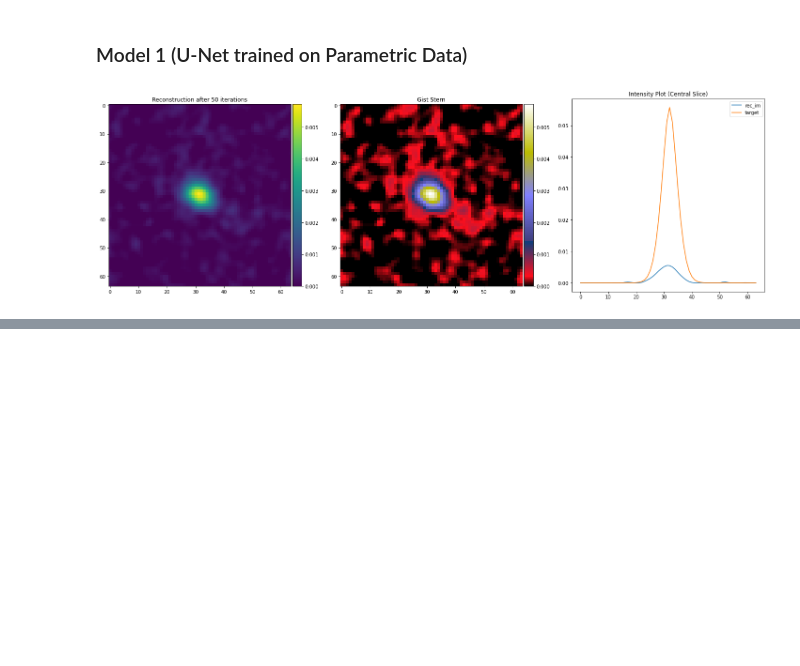
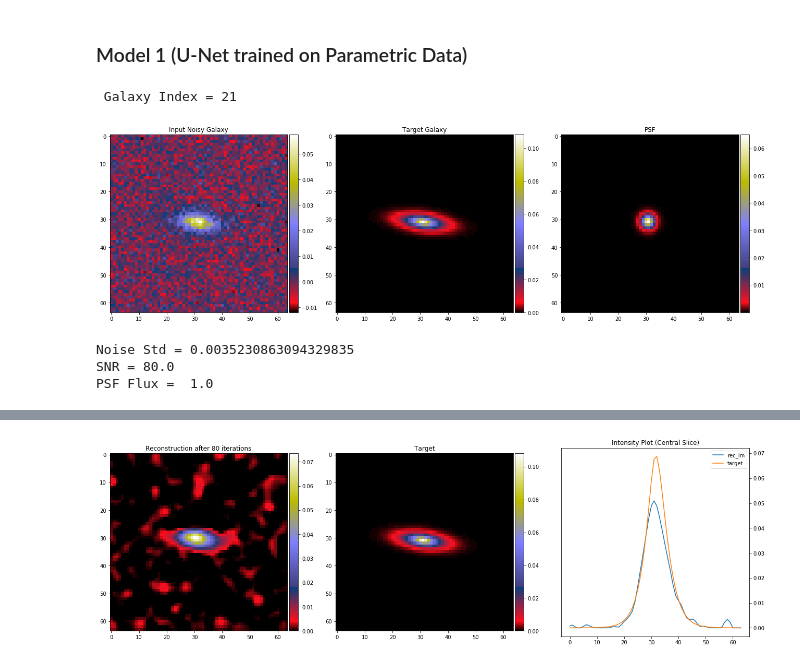
Before and after one commit to utsav-akhaury/PnP-ADMM, a Jupyter notebook: ADMM_PnP_Optical/ADMM_param_UNet.ipynb, the cells around one changed output, grey strips where cells are left out. Drawn from its saved outputs; the diff is of its cells as text; code cells hidden in the pictures; blank space fills up the shorter version.

```diff
--- a/ADMM_PnP_Optical/ADMM_param_UNet.ipynb
+++ b/ADMM_PnP_Optical/ADMM_param_UNet.ipynb
@@ -86,10 +89,10 @@ def pre_proc_unet(dico):
 # %%
 with tf.compat.v1.Session() as sess:
 
-    # Let's create an instance of the hsc_problem
+    # Let's create an instance of the meerkat_3600 problem
     Modes = tf.estimator.ModeKeys
     problem128 = problems.problem('attrs2img_cosmos_parametric_cfht2hst')
-    dset = problem128.dataset(Modes.EVAL, data_dir='/local/home/ua264756/Data/attrs2img_cosmos_parametric_cfht2hst')
+    dset = problem128.dataset(Modes.EVAL, data_dir=data_path+'attrs2img_cosmos_parametric_cfht2hst')
     dset = dset.repeat()
     dset = dset.map(pre_proc_unet)
     n_batch = 128
@@ -122,0 +122,6 @@ Use `for ... in dataset:` to iterate over a dataset. If using `tf.estimator`, re
+# %%
+dirac = np.zeros((64,64))
+dirac[64//2, 64//2] = 1.0
+gauss_kern = gaussian_filter(dirac, 0.5)
+plt.imshow(gauss_kern[30:35, 30:35]); plt.colorbar(); plt.show()
+print(np.sum(gauss_kern))
@@ -123 +131,6 @@ Use `for ... in dataset:` to iterate over a dataset. If using `tf.estimator`, re
+# %%
+for i in range(128):
+
+    batch[1][i] = convolve(batch[1][i], gauss_kern, mode='constant', cval=0.0)
+    batch[2][i] = np.squeeze(fftpack.fftshift(fftpack.ifftn(fftpack.ifftshift(fftpack.fftshift(fftpack.fftn(batch[2][i]))/fftpack.fftshift(fftpack.fftn(gauss_kern))))))
 # %%
@@ -136,8 +149,7 @@ for i in range(n_batch):
 # %% [markdown]
 ### Load Trained U-Net Models
 # %%
-model_1 = tf.keras.models.load_model('UNet_Denoiser/Models/UNet_param_ep{10}spe{6250}nb{32}', compile=False)
-model_2 = tf.keras.models.load_model('UNet_Denoiser/Models/UNet_real_ep{10}spe{6250}nb{32}', compile=False)
+model_1 = tf.keras.models.load_model(path+'UNet_Denoiser/Models/UNet_param_ep{10}spe{6250}nb{32}', compile=False)
 # %% [markdown]
 # ADMM in TensorFlow
 # %%
@@ -319,52 +324,57 @@ def runADMM(y, x_0, psf, grad, z_0, mu_0, rho_0, rho_max, eta, gamma, sigma_nois
 # %% [markdown]
 ### Model 1 (U-Net trained on Parametric Data)
 # %%
-n_iter = 10      #400
-disp_step = 20   #50
+n_iter = 100
+disp_step = 10
+n_gal_deconv = n_batch
 
 # ADMM parameters (initial)
 x_0 = np.zeros(batch[0][0].shape)
 z_0 = np.zeros(batch[0][0].shape)
 mu_0 = 0.0
-rho_0 = 500.0                    # Augmented lagrangian hyperparameter
-rho_max = 2000.0                 # max rho value
+rho_0 = 50.0                     # Augmented lagrangian hyperparameter
+rho_max = 200.0                  # max rho value
 eta = 0.5                        # should be between - [0, 1)
 gamma = 1.4                      # multiplicative rho factor -- Should be > 1
 
-x_opt_1 = {}                     # Dictionary storing optimal reconstruction
-cost_1 = {}                      # Dictionary storing cost function
-nmse_arr_1 = {}                  # Dictionary storing NMSE
+x_opt = np.zeros((n_gal_deconv, batch[0].shape[1], batch[0].shape[2]))
+nmse_arr = np.zeros((n_gal_deconv, n_iter))
+cost = np.zeros((n_gal_deconv, n_iter))
 
 
 # Deconvolve given images
-for ind_val in [51, 105, 123]:   # Loop over galaxies
+for gal_ind in [21]:   # Loop over galaxies
 
-    print('\n\n', ind_val)
+    gal_input = tf.cast(np.squeeze(batch[0][gal_ind]), tf.float32)
+    gal_target = np.squeeze(batch[1][gal_ind])
+    psf = tf.cast(np.squeeze(batch[2][gal_ind]) , tf.float32)
+    sigma = batch[3][gal_ind] / 4000.0
 
-    gal_input = np.squeeze(batch[0][ind_val])
-    gal_target = np.squeeze(batch[1][ind_val])
-    psf = batch[2][ind_val]
-    SNR = np.linalg.norm(gal_input) / (sigma_noise/4000)
+    if gal_ind%1 == 0:
 
-    # Plot input, target & psf
-    plot_utils.plot_gal_psf_opt(gal_input, gal_target, psf, sigma_noise, SNR)
+        print('\n\n Galaxy Index = {}'.format(gal_ind))
 
-    # Cast numpy arrays to tensors
-    gal_input_tf = tf.cast(gal_input, tf.float32)
-    psf_tf = tf.cast(psf, tf.float32)
-    gal_target_tf = tf.cast(gal_target, tf.float32)
+        # Plot input, target & psf
+        plot_utils.plot_gal_psf_opt(gal_input, gal_target, psf, sigma, SNR)
+
 
     # extract the central blob by thresholding
-    gal_target_nmse = tf.cast((gal_target > 2*(sigma_noise/4000)) * gal_target, tf.float32)
+    gal_target_nmse = tf.cast((gal_target > 2*sigma) * gal_target, tf.float32)
 
     # Deconvolve the image
-    x_opt_1[ind_val], cost_1[ind_val], nmse_arr_1[ind_val] = runADMM(gal_input_tf, x_0, psf_tf, grad, z_0, mu_0,
-                                                                     rho_0, rho_max, eta, gamma, sigma_noise,
-                                                                     disp_step, n_iter, model_1)
-    # Visual Comparison
-    plot_utils.comparison_fft(x_opt_1[ind_val], gal_target_tf, gal_input_tf, psf_tf, fftconvolve, fft)
+    x_opt[gal_ind], cost[gal_ind], nmse_arr[gal_ind] = runADMM(gal_input, x_0, psf, grad, z_0, mu_0,
+                                                               rho_0, rho_max, eta, gamma, sigma,
+                                                               disp_step, n_iter, model_1)
+    if gal_ind%1 == 0:
 
-    # Plot NMSE & Cost
-    plot_utils.nmse_cost(nmse_arr_1[ind_val], cost_1[ind_val], n_iter)
+        # Visual Comparison
+        plot_utils.comparison(x_opt[gal_ind], gal_target, gal_input, psf, fftconvolve)
+
+        # Plot NMSE & Cost
+        plot_utils.nmse_cost(nmse_arr[gal_ind], cost[gal_ind], n_iter)
 # %% [output]
+ Galaxy Index = 21
-[figure, old version]
+[figure, new version]
+Noise Std = 0.0035230863094329835
+SNR = 80.0
+PSF Flux =  1.0
@@ -377,0 +388 @@ for ind_val in [51, 105, 123]:   # Loop over galaxies
+[figure, added]
```
Also changed, not shown: parts of 10 cells of this notebook, 3 other files.
